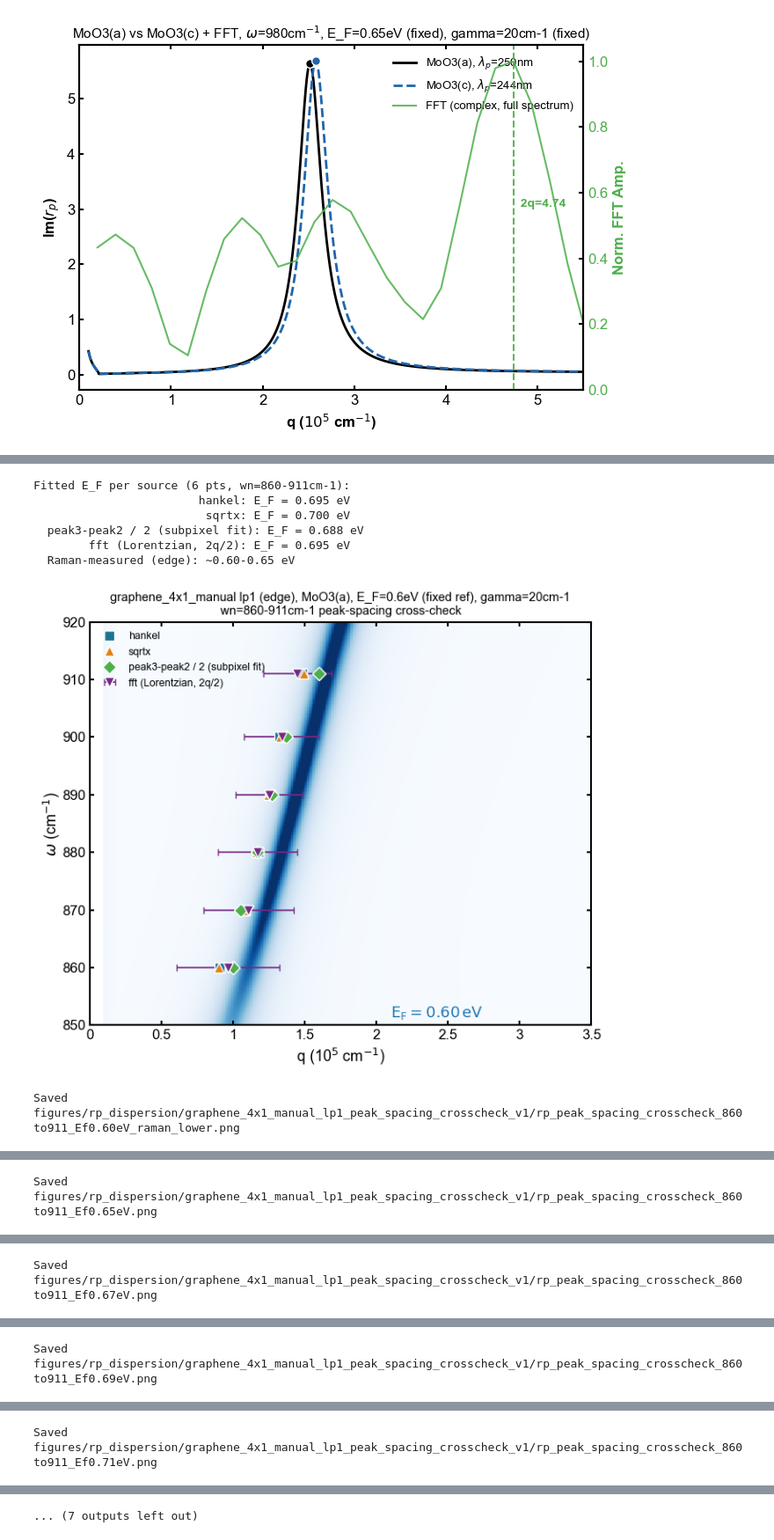
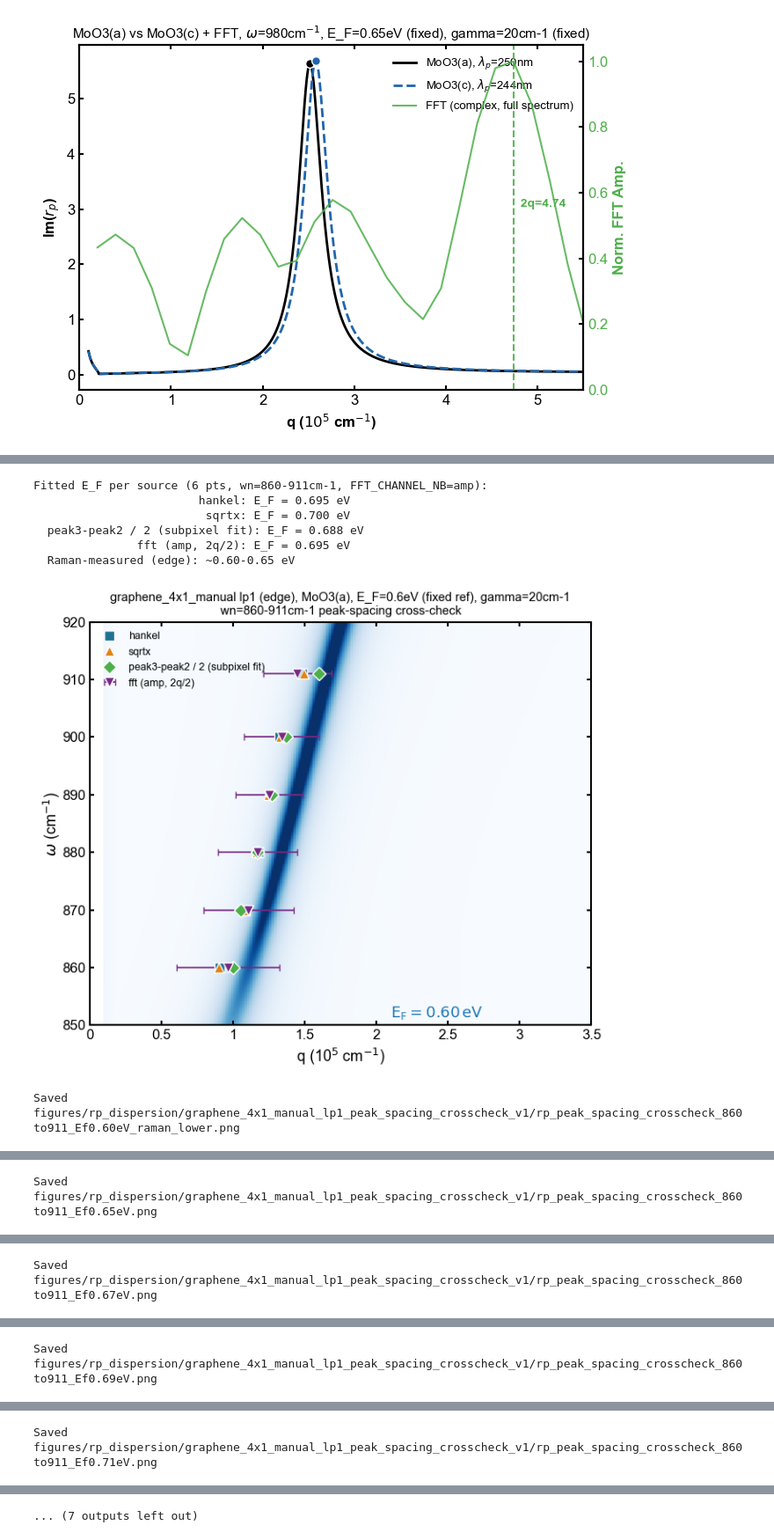
Before and after one commit to shizhe220/GMG-sSNOM-Analysis, a Jupyter notebook: rp_dispersion_plot.ipynb, the cells around one changed output, grey strips where cells are left out. Shown at 88% size. Drawn from its saved outputs; the diff is of its cells as text; code cells hidden in the pictures.

```diff
--- a/rp_dispersion_plot.ipynb
+++ b/rp_dispersion_plot.ipynb
@@ -373,6 +375,11 @@ candidate was tried and dropped, see 2026-07-16 log entry).
 # %%
 CSV_PATH = 'figures/rp_dispersion/graphene_4x1_manual_lp1_peak_spacing_crosscheck_v1/peak_spacing_crosscheck.csv'
 SAVE_DIR_ps = 'figures/rp_dispersion/graphene_4x1_manual_lp1_peak_spacing_crosscheck_v1'
+
+# plot_channel_fft always fits all 3 spectra (amp/phase/complex) in one call, and the
+# script now saves all 3 to the CSV (fft_q_amp/fft_q_phase/fft_q_complex + _fwhm) --
+# switch which one feeds the 'fft' source here without re-running the (slow) script.
+FFT_CHANNEL_NB = 'amp'  # 'amp' | 'phase' | 'complex'
 
 df_ps = pd.read_csv(CSV_PATH)
 df_ps['q_peak23_fit_div2'] = df_ps['q_peak23_fit'] / 2
@@ -381,18 +388,18 @@ FREQS_ps = np.linspace(850, 920, 300)
 QS_ps = np.linspace(1e4, 3.5e5, 400)
 
 # 5th tuple element = FWHM column for an x-direction error bar (None = no error bar).
-# fft_q's error bar is FWHM/2 (standard "linewidth as uncertainty" convention).
+# fft's error bar is FWHM/2 (standard "linewidth as uncertainty" convention).
 sources_ps = [('hankel', 'hankel_q', '#1c7293', 's', None),
               ('sqrtx', 'sqrtx_q', '#e08214', '^', None),
               ('peak3-peak2 / 2 (subpixel fit)', 'q_peak23_fit_div2', '#4daf4a', 'D', None),
-              ('fft (Lorentzian, 2q/2)', 'fft_q', '#762a83', 'v', 'fft_q_fwhm')]
+              (f'fft ({FFT_CHANNEL_NB}, 2q/2)', f'fft_q_{FFT_CHANNEL_NB}', '#762a83', 'v', f'fft_q_{FFT_CHANNEL_NB}_fwhm')]
 
-# NOTE: CSV columns (fft_q, hankel_q, etc.) are in 1e5 cm^-1 units (this project's
+# NOTE: CSV columns (fft_q_*, hankel_q, etc.) are in 1e5 cm^-1 units (this project's
 # convention throughout), but fit_Ef's q_data arg expects raw cm^-1 (matching the
 # q(cm-1) = q_1e5*1e5 convention used by build_pts()/fit_all_methods() above) -- must
 # multiply by 1e5 before fitting, else E_F silently saturates at the ef_bounds upper edge.
 fitted_ef_ps = {}
-print('Fitted E_F per source (6 pts, wn=860-911cm-1):')
+print(f'Fitted E_F per source (6 pts, wn=860-911cm-1, FFT_CHANNEL_NB={FFT_CHANNEL_NB}):')
 for label, col, color, marker, err_col in sources_ps:
     pts_df = df_ps[['wn', col]].dropna()
     if len(pts_df) < 3:
@@ -409,34 +416,34 @@ ef_scan_ps = [('0.60eV_raman_lower', 0.60)] + \
     [(f'{ef:.2f}eV', ef) for ef in np.round(np.arange(0.65, 0.77 + 1e-9, 0.02), 2)] + \
     [('0.771eV_cht_fit', 0.771)]
 
 for ef_label, EF_REF in ef_scan_ps:
     fig, ax = plt.subplots(figsize=(7, 6))
     rp_schematic(stack_4x1, materials_4x1_a, subs=SUBS, freqs=FREQS_ps, qs=QS_ps,
                  Ef=EF_REF, gamma=GAMMA, figAx=(fig, ax), vmin=0, vmax=8, show_Ef=True, ytickspacing=10)
     for label, col, color, marker, err_col in sources_ps:
         cols = ['wn', col] + ([err_col] if err_col else [])
         pts_df = df_ps[cols].dropna(subset=['wn', col])
         if len(pts_df):
             # QS_ps/the rp_schematic axes are in raw cm^-1 -- col/fwhm values are in 1e5 cm^-1, convert
             xerr = (pts_df[err_col].values * 1e5 / 2) if err_col else None  # FWHM/2 as the error bar
             ax.errorbar(pts_df[col].values * 1e5, pts_df['wn'].values, xerr=xerr, marker=marker,
                         color=color, ms=8, mec='white', mew=1, ls='none', capsize=3, elinewidth=1.3,
                         label=label, zorder=6)
     ax.set_title(f'graphene_4x1_manual lp1 (edge), MoO3(a), E_F={EF_REF}eV (fixed ref), gamma={GAMMA}cm-1\n'
                  f'wn=860-911cm-1 peak-spacing cross-check', fontsize=10.5)
     ax.legend(frameon=False, fontsize=9, loc='upper left')
     fig.tight_layout()
     out_path = f'{SAVE_DIR_ps}/rp_peak_spacing_crosscheck_860to911_Ef{ef_label}.png'
     fig.savefig(out_path, dpi=200, bbox_inches='tight')
     display(fig)
     plt.close(fig)
     print(f'Saved {out_path}')
 # %% [output]
-Fitted E_F per source (6 pts, wn=860-911cm-1):
+Fitted E_F per source (6 pts, wn=860-911cm-1, FFT_CHANNEL_NB=amp):
                         hankel: E_F = 0.695 eV
                          sqrtx: E_F = 0.700 eV
   peak3-peak2 / 2 (subpixel fit): E_F = 0.688 eV
-        fft (Lorentzian, 2q/2): E_F = 0.695 eV
+               fft (amp, 2q/2): E_F = 0.695 eV
   Raman-measured (edge): ~0.60-0.65 eV
-[figure, old version]
+[figure, new version]
 Saved figures/rp_dispersion/graphene_4x1_manual_lp1_peak_spacing_crosscheck_v1/rp_peak_spacing_crosscheck_860to911_Ef0.60eV_raman_lower.png
```
Also changed, not shown: parts of 2 cells of this notebook, 12 other files.
